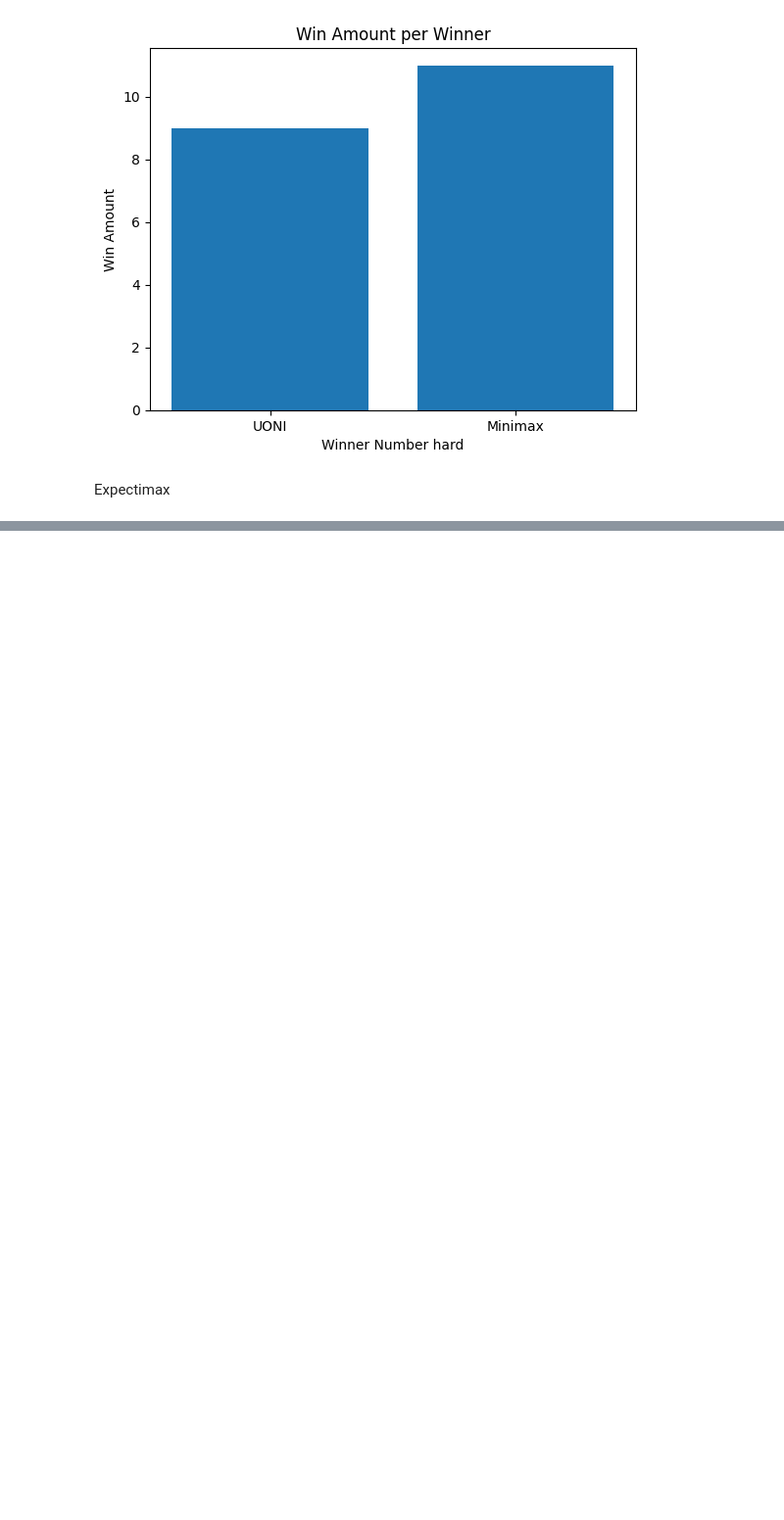
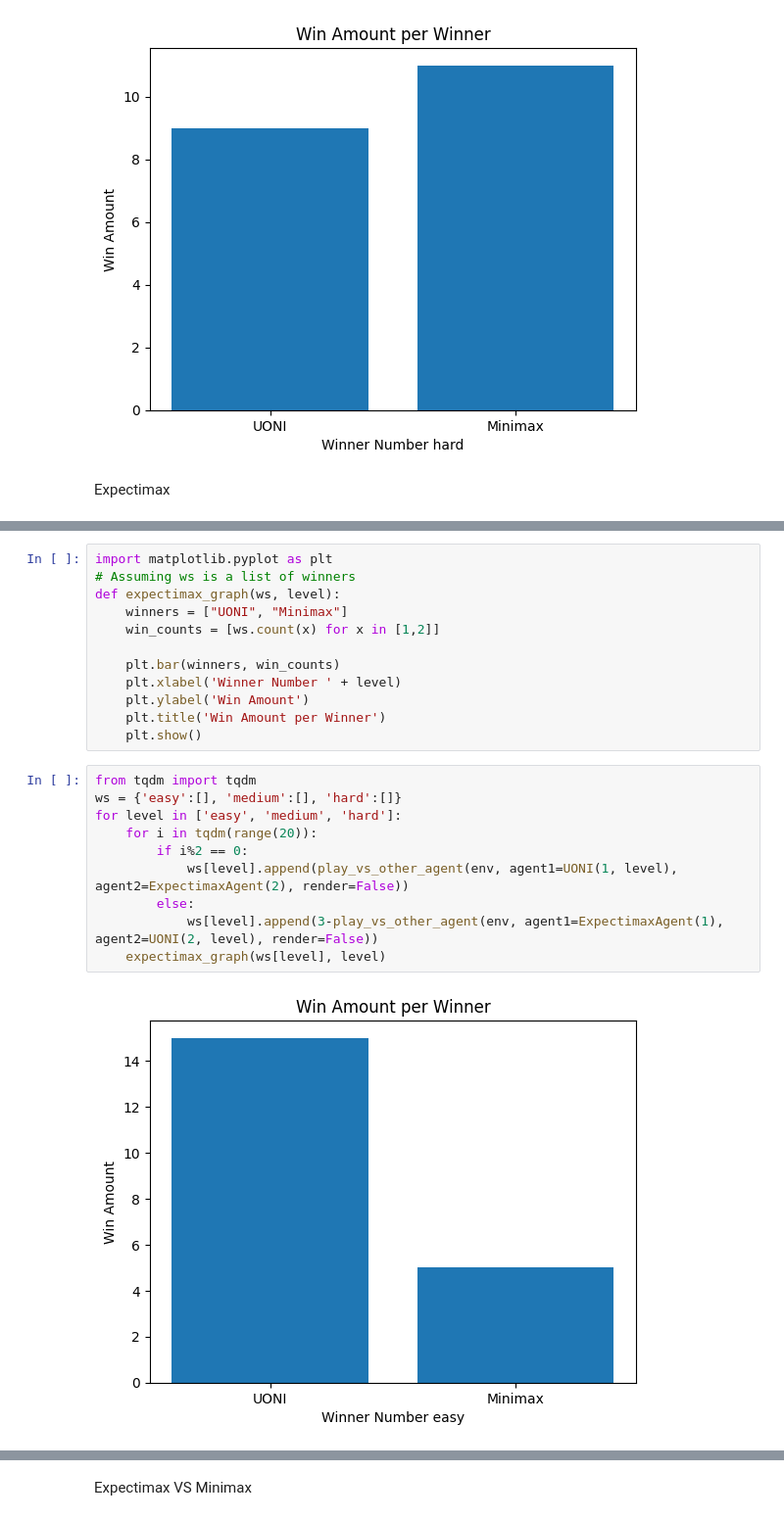
Before and after one commit to JosefinaFerrari/Obligatorio-IA, a Jupyter notebook: CoinGame/coin_game.ipynb, the cells around one changed output, grey strips where cells are left out. Shown: that part at 98% size. Saved outputs shown, nothing was run; the diff lists cells and outputs as text; blank space fills up the shorter version.

Commit message:
Expectimax

```diff
--- a/CoinGame/coin_game.ipynb
+++ b/CoinGame/coin_game.ipynb
@@ -117,0 +140,24 @@ Expectimax
+# %%
+import matplotlib.pyplot as plt
+# Assuming ws is a list of winners
+def expectimax_graph(ws, level):
+    winners = ["UONI", "Minimax"]
+    win_counts = [ws.count(x) for x in [1,2]]
+
+    plt.bar(winners, win_counts)
+    plt.xlabel('Winner Number ' + level)
+    plt.ylabel('Win Amount')
+    plt.title('Win Amount per Winner')
+    plt.show()
+# %%
+from tqdm import tqdm
+ws = {'easy':[], 'medium':[], 'hard':[]}
+for level in ['easy', 'medium', 'hard']:
+    for i in tqdm(range(20)):
+        if i%2 == 0:
+            ws[level].append(play_vs_other_agent(env, agent1=UONI(1, level), agent2=ExpectimaxAgent(2), render=False))
+        else:
+            ws[level].append(3-play_vs_other_agent(env, agent1=ExpectimaxAgent(1), agent2=UONI(2, level), render=False))
+    expectimax_graph(ws[level], level)
+# %% [output]
+[figure, added]
@@ -117,0 +166,2 @@ Expectimax
+# %% [markdown]
+Expectimax VS Minimax
```
Also changed, not shown: parts of 6 cells of this notebook, 1 other file.
